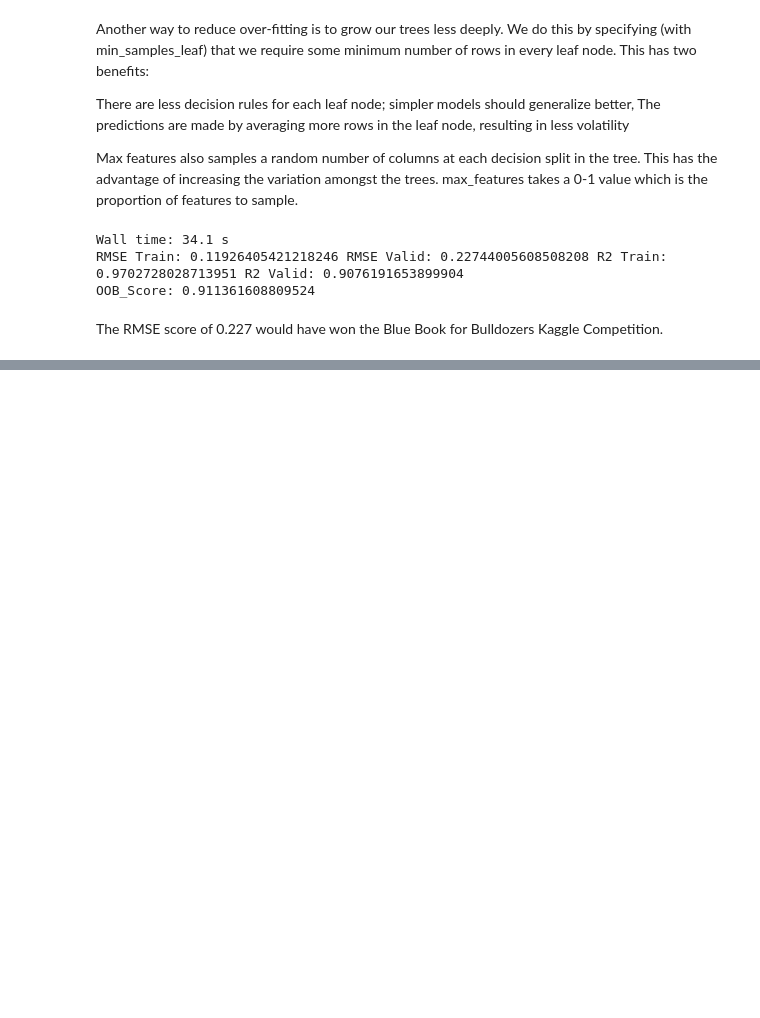
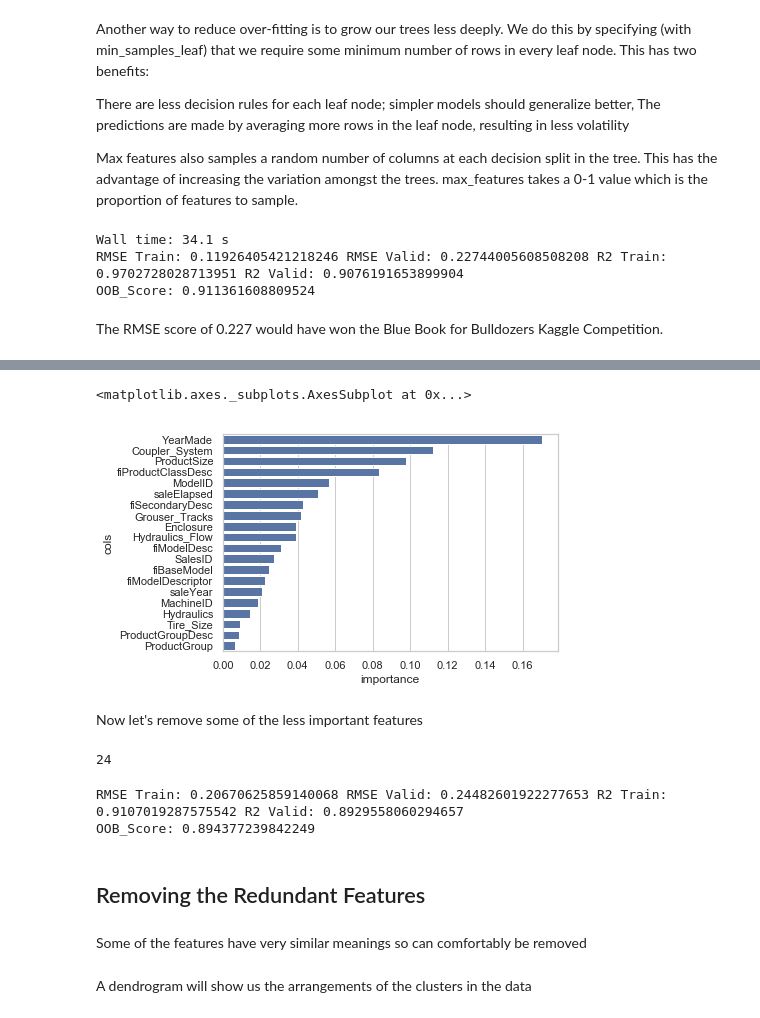
Before and after one commit to samJ27/bulldozers, a Jupyter notebook: bulldozers.ipynb, the cells around one changed output, grey strips where cells are left out. Drawn from its saved outputs; the diff is of its cells as text; code cells hidden in the pictures; blank space fills up the shorter version.

Commit message:
Feature engineering and final improved model

```diff
--- a/bulldozers.ipynb
+++ b/bulldozers.ipynb
@@ -372,0 +410,5 @@ The RMSE score of 0.227 would have won the Blue Book for Bulldozers Kaggle Compe
+# %%
+model = RandomForestRegressor(n_estimators=40, n_jobs=-1, min_samples_leaf=3,
+                              max_features=0.5, oob_score=True)
+model.fit(X_train, y_train)
+print_score(model)
@@ -372,0 +483,7 @@ The RMSE score of 0.227 would have won the Blue Book for Bulldozers Kaggle Compe
+# %%
+def feat_importance(model, df):
+    return pd.DataFrame({'cols':df.columns, 'importance':model.feature_importances_}
+                       ).sort_values('importance', ascending=False)
+# %%
+model_feats = feat_importance(model, df_train)
+model_feats[:15]
@@ -372,0 +507,13 @@ The RMSE score of 0.227 would have won the Blue Book for Bulldozers Kaggle Compe
+# %%
+sns.set(style="whitegrid")
+sns.barplot(x=model_feats[:20]['importance'], y=model_feats[:20]['cols'], data=model_feats,
+            label="Feature Importance", color="b")
+# %% [output]
+<matplotlib.axes._subplots.AxesSubplot at 0x...>
+[figure, added]
+# %% [markdown]
+Now let's remove some of the less important features
+# %%
+features_keep = model_feats[model_feats.importance>0.005].cols; len(features_keep)
+# %% [output]
+24
@@ -372,0 +524,12 @@ The RMSE score of 0.227 would have won the Blue Book for Bulldozers Kaggle Compe
+# %%
+model = RandomForestRegressor(n_estimators=40, n_jobs=-1, min_samples_leaf=3,
+                              max_features=0.5, oob_score=True)
+model.fit(X_train, y_train)
+print_score(model)
+# %% [output]
+RMSE Train: 0.20670625859140068 RMSE Valid: 0.24482601922277653 R2 Train: 0.9107019287575542 R2 Valid: 0.8929558060294657
+OOB_Score: 0.894377239842249
+# %% [markdown]
+## Removing the Redundant Features
+# %% [markdown]
+Some of the features have very similar meanings so can comfortably be removed
@@ -372,0 +539,2 @@ The RMSE score of 0.227 would have won the Blue Book for Bulldozers Kaggle Compe
+# %% [markdown]
+A dendrogram will show us the arrangements of the clusters in the data
```
Also changed, not shown: parts of 50 cells of this notebook.
